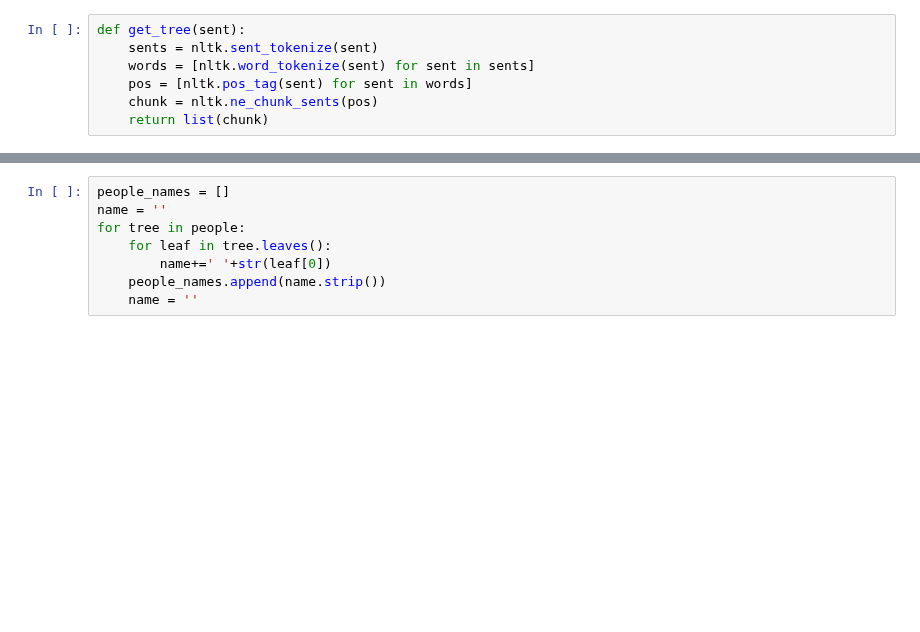
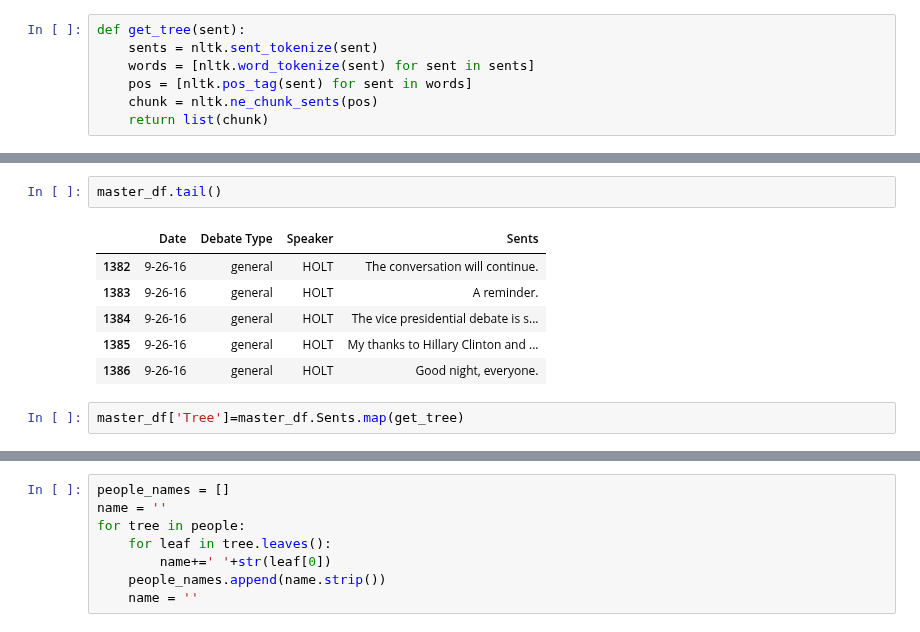
Before and after one commit to Data-Science-for-Linguists/2016-Debates-and-Referring-Expressions, a Jupyter notebook: NER_annotating.ipynb, the cells around one changed output, grey strips where cells are left out. Drawn from its saved outputs; the diff is of its cells as text; blank space fills up the shorter version.

```diff
--- a/NER_annotating.ipynb
+++ b/NER_annotating.ipynb
@@ -149,0 +45,11 @@ for x in org:
+# %%
+master_df.tail()
+# %% [output]
+|  | Date | Debate Type | Speaker | Sents |
+| 1382 | 9-26-16 | general | HOLT | The conversation will continue. |
+| 1383 | 9-26-16 | general | HOLT | A reminder. |
+| 1384 | 9-26-16 | general | HOLT | The vice presidential debate is s... |
+| 1385 | 9-26-16 | general | HOLT | My thanks to Hillary Clinton and ... |
+| 1386 | 9-26-16 | general | HOLT | Good night, everyone. |
+# %%
+master_df['Tree']=master_df.Sents.map(get_tree)
```
Also changed, not shown: parts of 54 cells of this notebook.
